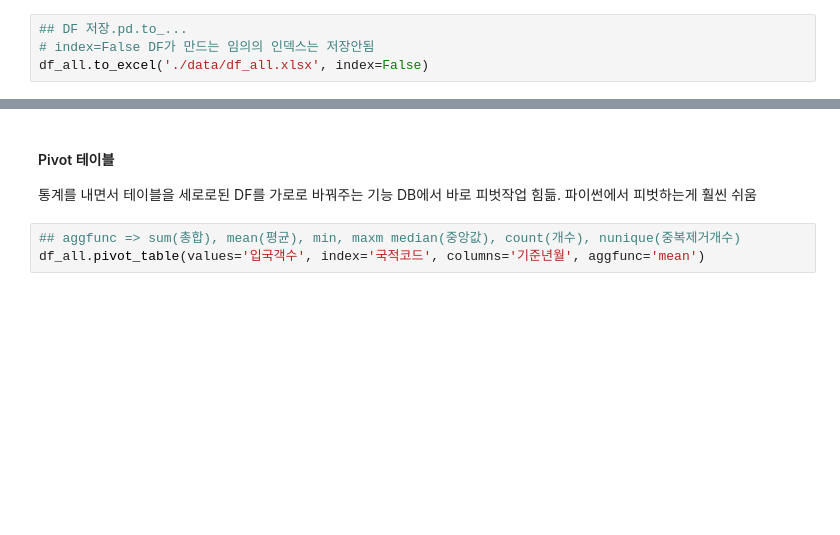
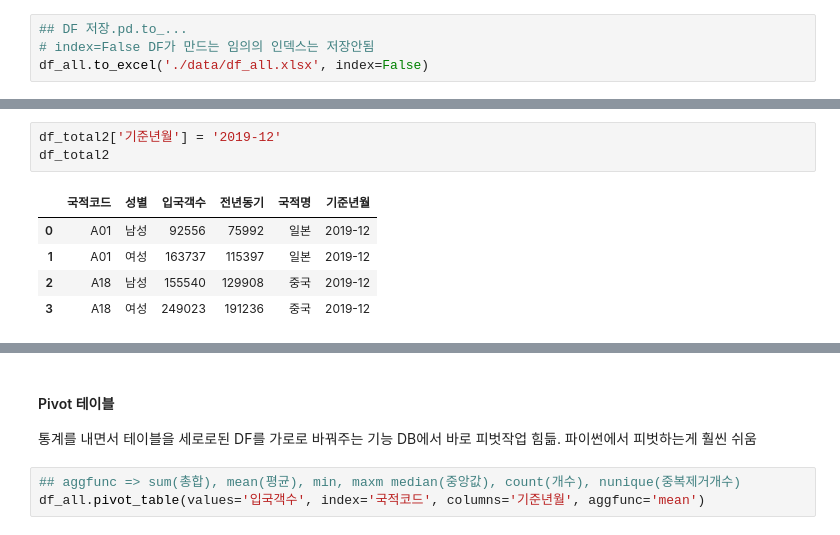
Before and after one commit to simwh123/bigdata-analysis-2024, a Jupyter notebook: day02/da03_pandas_basic.ipynb, the cells around one changed output, grey strips where cells are left out. Cells and saved outputs as stored; diff of their text form; blank space fills up the shorter version.

```diff
--- a/day02/da03_pandas_basic.ipynb
+++ b/day02/da03_pandas_basic.ipynb
@@ -125,0 +134,9 @@ TypeError: 'Index' object is not callable
+# %%
+df_total2['기준년월'] = '2019-12'
+df_total2
+# %% [output]
+|  | 국적코드 | 성별 | 입국객수 | 전년동기 | 국적명 | 기준년월 |
+| 0 | A01 | 남성 | 92556 | 75992 | 일본 | 2019-12 |
+| 1 | A01 | 여성 | 163737 | 115397 | 일본 | 2019-12 |
+| 2 | A18 | 남성 | 155540 | 129908 | 중국 | 2019-12 |
+| 3 | A18 | 여성 | 249023 | 191236 | 중국 | 2019-12 |
```
Also changed, not shown: parts of 6 cells of this notebook, 2 other files.
